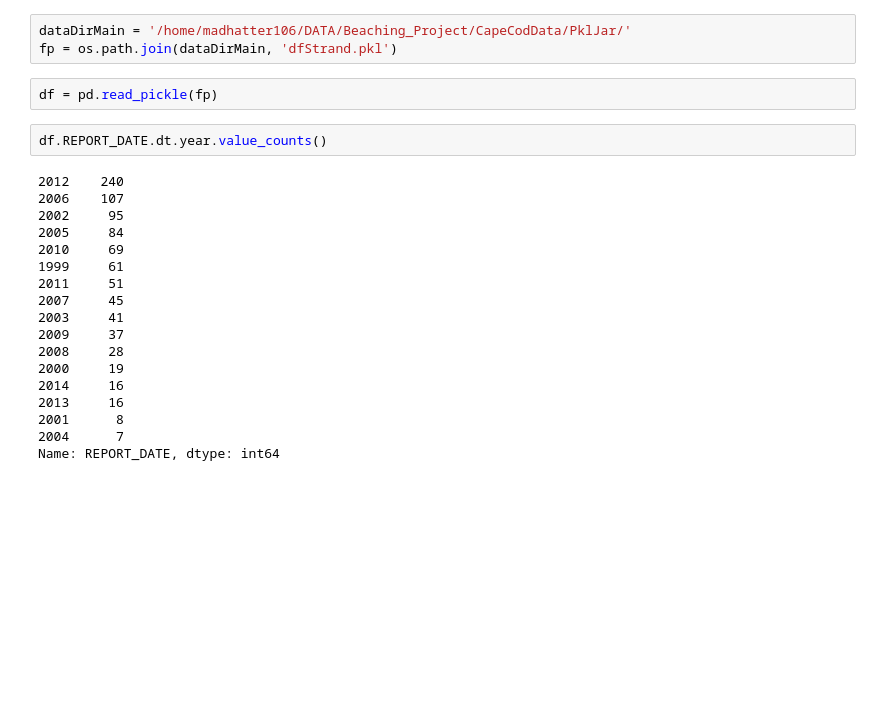
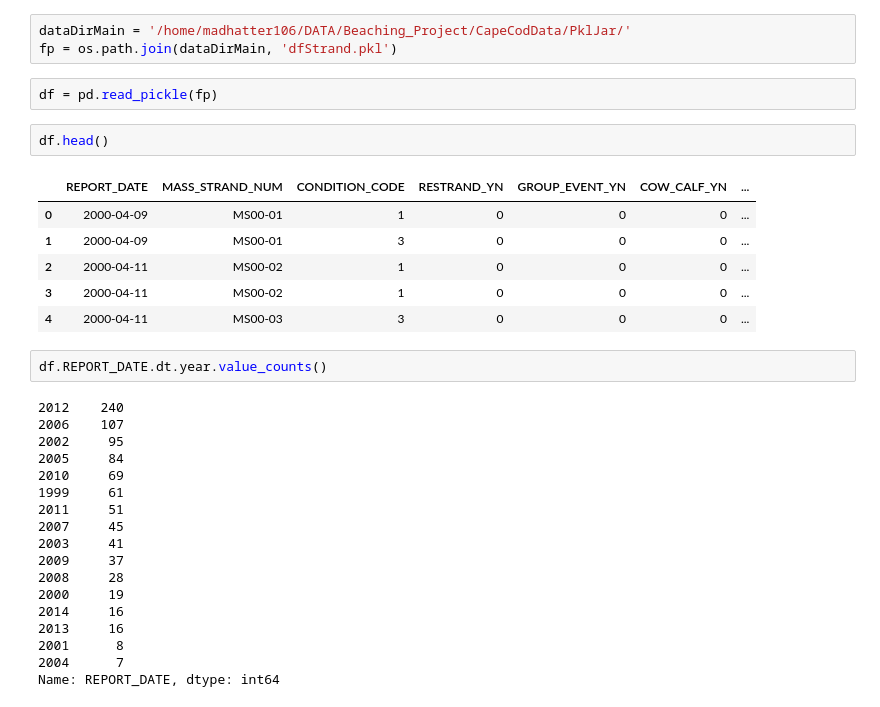
Before and after one commit to madHatter106/beaching, a Jupyter notebook: V2_1709/StrandingV2_2_ExploringData.ipynb, the cells around one changed output. Drawn from its saved outputs; the diff is of its cells as text; blank space fills up the shorter version.

```diff
--- a/V2_1709/StrandingV2_2_ExploringData.ipynb
+++ b/V2_1709/StrandingV2_2_ExploringData.ipynb
@@ -20,6 +20,15 @@ dataDirMain = '/home/madhatter106/DATA/Beaching_Project/CapeCodData/PklJar/'
 fp = os.path.join(dataDirMain, 'dfStrand.pkl')
 # %%
 df = pd.read_pickle(fp)
+# %%
+df.head()
+# %% [output]
+|  | REPORT_DATE | MASS_STRAND_NUM | CONDITION_CODE | RESTRAND_YN | GROUP_EVENT_YN | COW_CALF_YN | ... |
+| 0 | 2000-04-09 | MS00-01 | 1 | 0 | 0 | 0 | ... |
+| 1 | 2000-04-09 | MS00-01 | 3 | 0 | 0 | 0 | ... |
+| 2 | 2000-04-11 | MS00-02 | 1 | 0 | 0 | 0 | ... |
+| 3 | 2000-04-11 | MS00-02 | 1 | 0 | 0 | 0 | ... |
+| 4 | 2000-04-11 | MS00-03 | 3 | 0 | 0 | 0 | ... |
 # %%
 df.REPORT_DATE.dt.year.value_counts()
 # %% [output]
```
Also changed, not shown: parts of 7 cells of this notebook, 2 other files.
